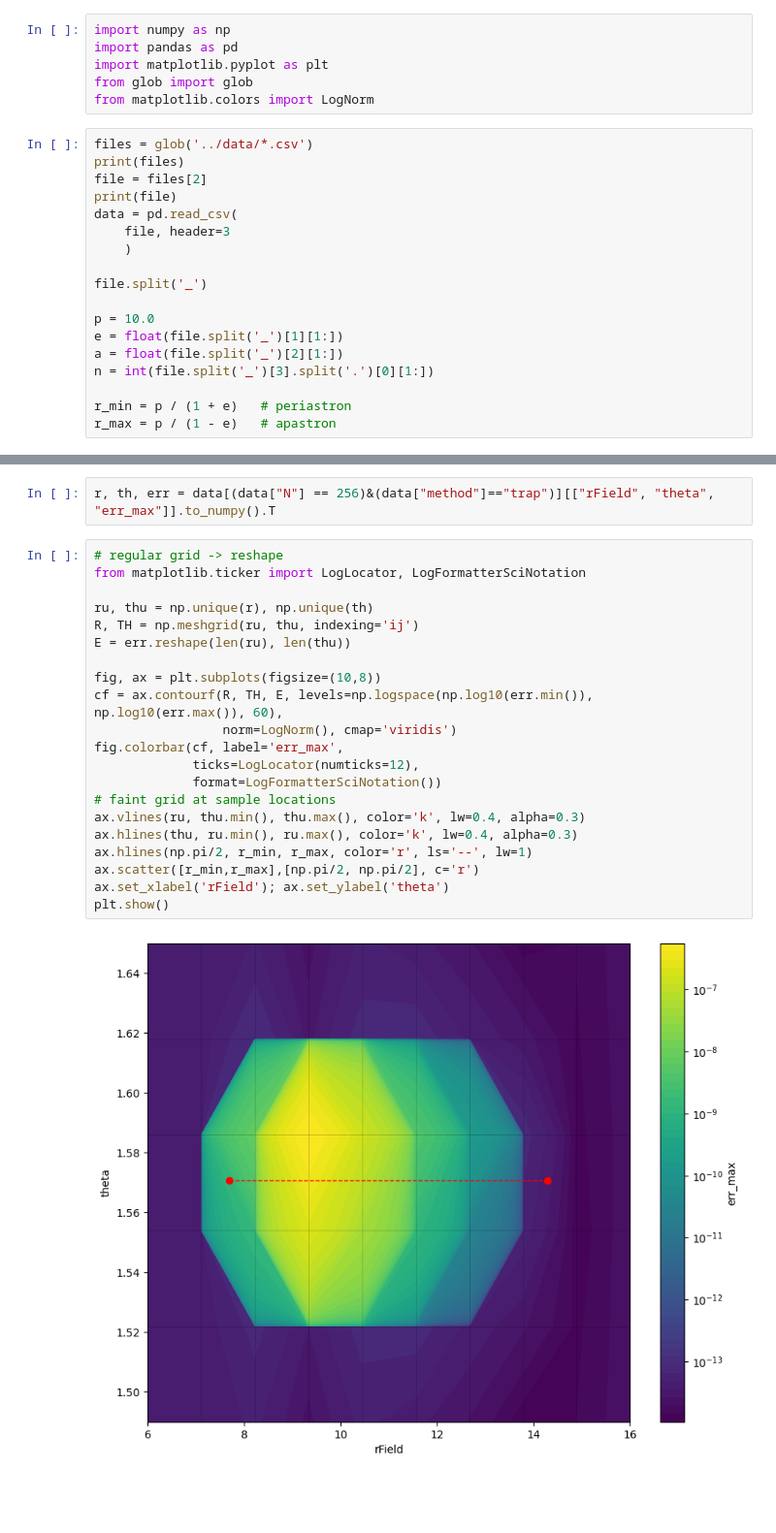
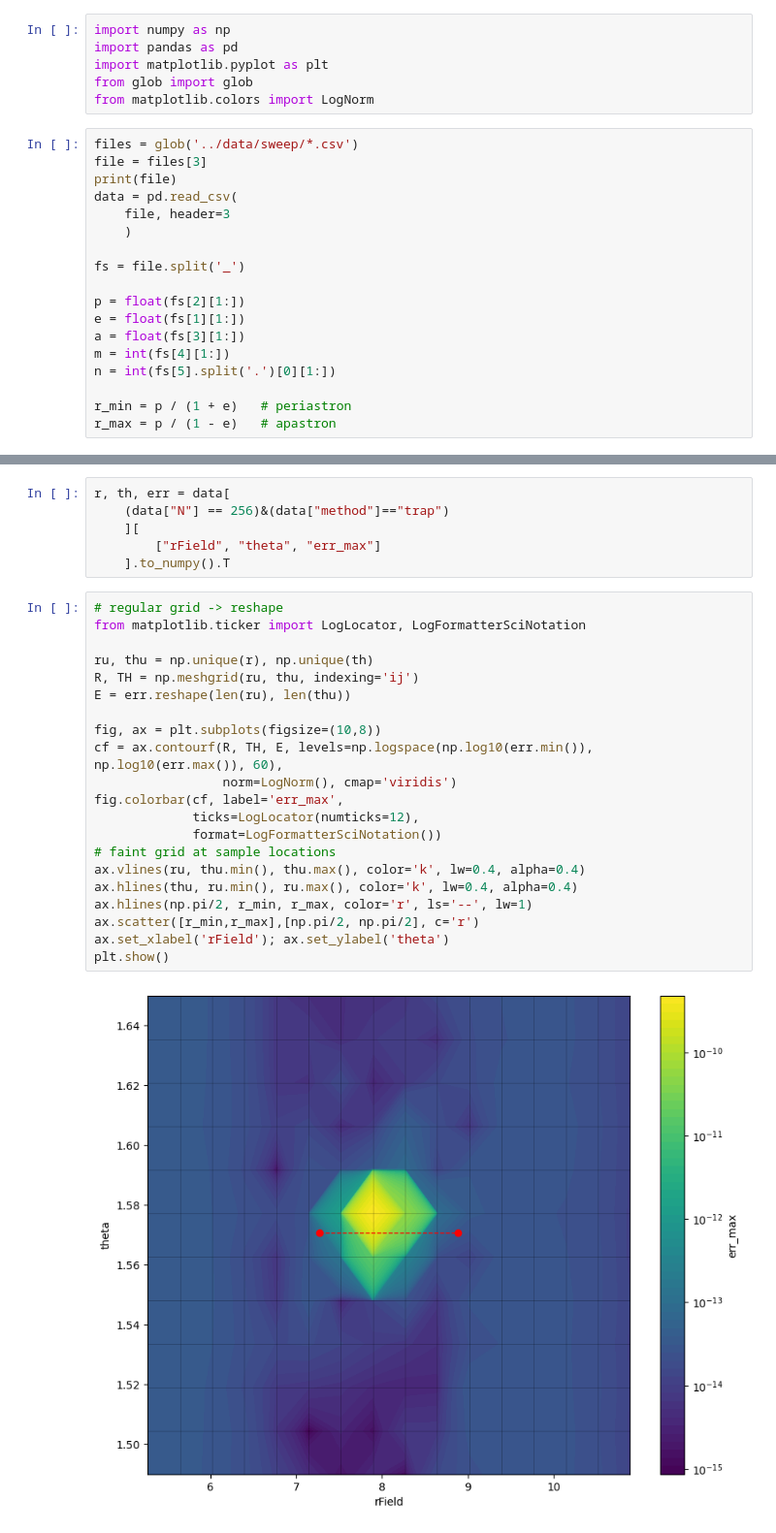
Before and after one commit to thompsonphys/inspectre, a Jupyter notebook: notebooks/error_and_timing.ipynb, the cells around one changed output, grey strips where cells are left out. Shown at 97% size. Drawn from its saved outputs; the diff is of its cells as text; blank space fills up the shorter version.

```diff
--- a/notebooks/error_and_timing.ipynb
+++ b/notebooks/error_and_timing.ipynb
@@ -5,20 +5,20 @@ import matplotlib.pyplot as plt
 from glob import glob
 from matplotlib.colors import LogNorm
 # %%
-files = glob('../data/*.csv')
-print(files)
-file = files[2]
+files = glob('../data/sweep/*.csv')
+file = files[3]
 print(file)
 data = pd.read_csv(
     file, header=3
     )
 
-file.split('_')
+fs = file.split('_')
 
-p = 10.0
-e = float(file.split('_')[1][1:])
-a = float(file.split('_')[2][1:])
-n = int(file.split('_')[3].split('.')[0][1:])
+p = float(fs[2][1:])
+e = float(fs[1][1:])
+a = float(fs[3][1:])
+m = int(fs[4][1:])
+n = int(fs[5].split('.')[0][1:])
 
 r_min = p / (1 + e)   # periastron
 r_max = p / (1 - e)   # apastron
@@ -28,25 +33,29 @@ r_max = p / (1 - e)   # apastron
 # %%
-r, th, err = data[(data["N"] == 256)&(data["method"]=="trap")][["rField", "theta", "err_max"]].to_numpy().T
+r, th, err = data[
+    (data["N"] == 256)&(data["method"]=="trap")
+    ][
+        ["rField", "theta", "err_max"]
+    ].to_numpy().T
 # %%
 # regular grid -> reshape
 from matplotlib.ticker import LogLocator, LogFormatterSciNotation
 
 ru, thu = np.unique(r), np.unique(th)
 R, TH = np.meshgrid(ru, thu, indexing='ij')
 E = err.reshape(len(ru), len(thu))
 
 fig, ax = plt.subplots(figsize=(10,8))
 cf = ax.contourf(R, TH, E, levels=np.logspace(np.log10(err.min()), np.log10(err.max()), 60),
                  norm=LogNorm(), cmap='viridis')
 fig.colorbar(cf, label='err_max',
              ticks=LogLocator(numticks=12),
              format=LogFormatterSciNotation())
 # faint grid at sample locations
-ax.vlines(ru, thu.min(), thu.max(), color='k', lw=0.4, alpha=0.3)
-ax.hlines(thu, ru.min(), ru.max(), color='k', lw=0.4, alpha=0.3)
+ax.vlines(ru, thu.min(), thu.max(), color='k', lw=0.4, alpha=0.4)
+ax.hlines(thu, ru.min(), ru.max(), color='k', lw=0.4, alpha=0.4)
 ax.hlines(np.pi/2, r_min, r_max, color='r', ls='--', lw=1)
 ax.scatter([r_min,r_max],[np.pi/2, np.pi/2], c='r')
 ax.set_xlabel('rField'); ax.set_ylabel('theta')
 plt.show()
 # %% [output]
-[figure, old version]
+[figure, new version]
```
Also changed, not shown: parts of 2 cells of this notebook.
